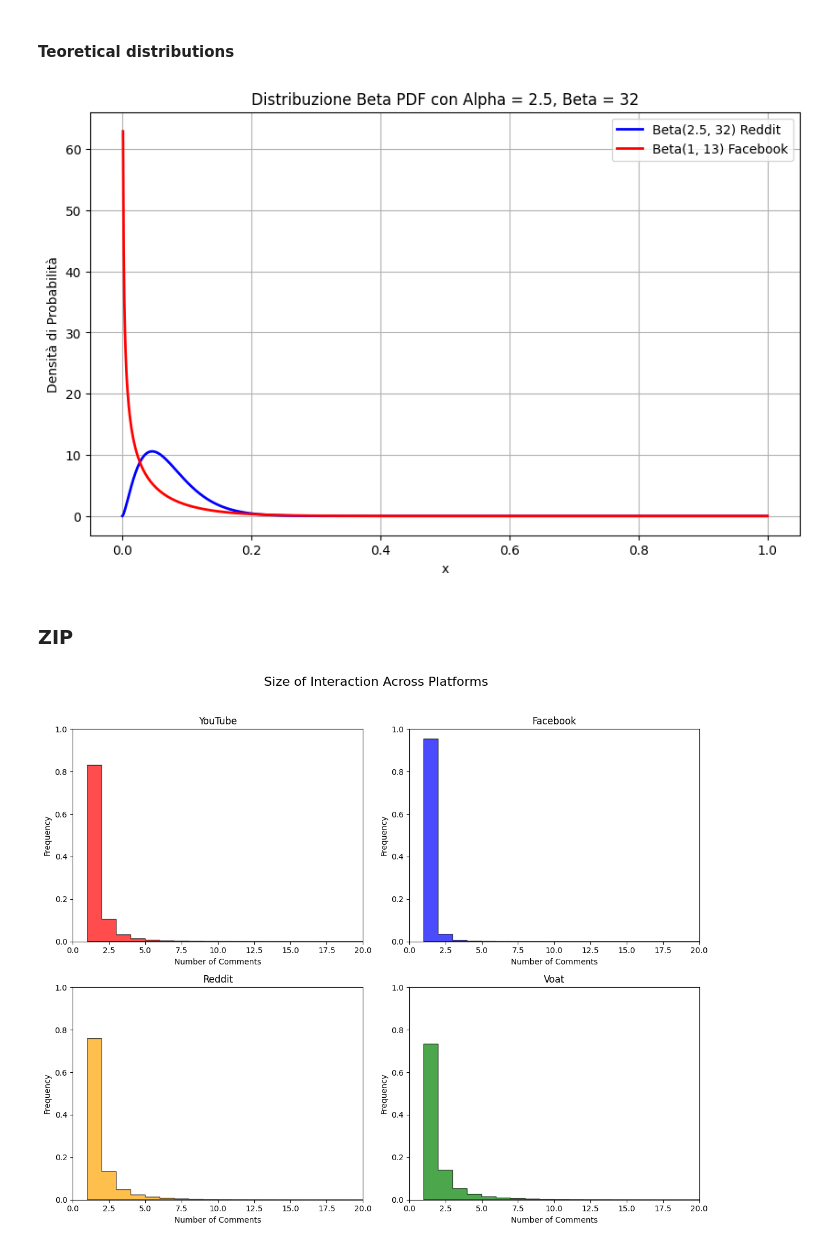
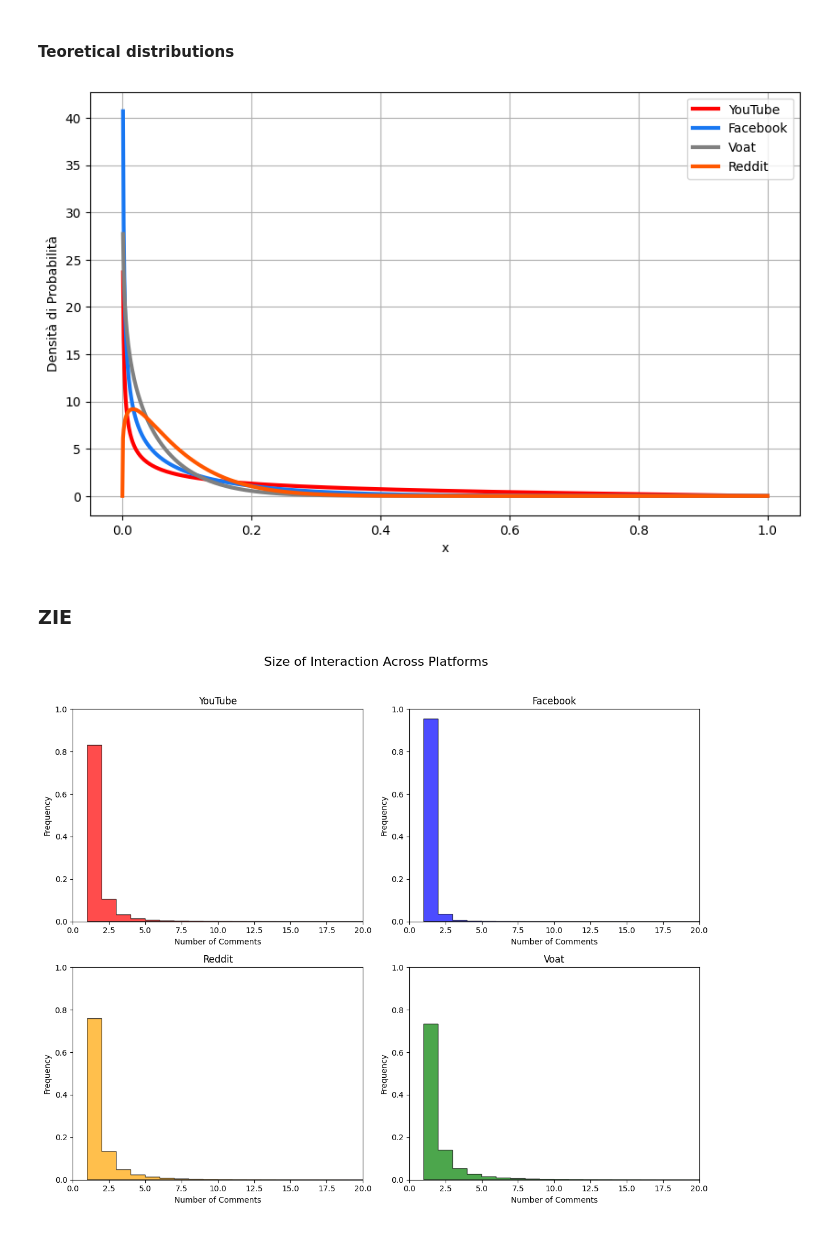
Before and after one commit to jacoponudo/Conversation_dynamics, a Jupyter notebook: src/SYN/search_parameters.ipynb, the cells around one changed output. Saved outputs shown, nothing was run; the diff lists cells and outputs as text; code cells hidden in the pictures.

```diff
--- a/src/SYN/search_parameters.ipynb
+++ b/src/SYN/search_parameters.ipynb
@@ -444,30 +225,30 @@ plt.show()
 # %%
 import numpy as np
 import matplotlib.pyplot as plt
 from scipy.stats import beta
 
-# Parametri della distribuzione beta
-alpha = 2.5
-beta_param = 32
-
 # Generiamo una griglia di valori x per il plot
 x = np.linspace(0, 1, 1000)
 
 # Calcoliamo la densità di probabilità (PDF) della distribuzione beta
-pdf_beta = beta.pdf(x, alpha, beta_param)
-pdf_beta2 = beta.pdf(x, 0.5, 13)
+pdf_beta1 = beta.pdf(x, 0.49, 1.85)
+pdf_beta2 = beta.pdf(x, 0.5, 5.5)
+pdf_beta3 = beta.pdf(x, 0.8, 14)
+pdf_beta4 = beta.pdf(x, 1.22, 14.25)
 
 # Plot della distribuzione beta
 plt.figure(figsize=(10, 6))
-plt.plot(x, pdf_beta, 'b-', lw=2, label=f'Beta({alpha}, {beta_param}) Reddit')
-plt.plot(x, pdf_beta2, 'r-', lw=2, label=f'Beta({1}, {13}) Facebook')
-plt.title(f'Distribuzione Beta PDF con Alpha = {alpha}, Beta = {beta_param}')
+plt.plot(x, pdf_beta1, color='#FF0000', lw=3, label='YouTube')   # Red for YouTube
+plt.plot(x, pdf_beta2, color='#1877F2', lw=3, label='Facebook')  # Facebook blue
+plt.plot(x, pdf_beta3, color='grey', lw=3, label='Voat')      # Orange for Voat
+plt.plot(x, pdf_beta4, color='#FF5700', lw=3, label='Reddit')    # Reddit orange-red
+
 plt.xlabel('x')
 plt.ylabel('Densità di Probabilità')
 plt.legend(loc='best')
 plt.grid(True)
 plt.show()
 # %% [output]
-[figure, old version]
+[figure, new version]
 # %% [markdown]
-### ZIP
+### ZIE
```
Also changed, not shown: parts of 51 cells of this notebook.
